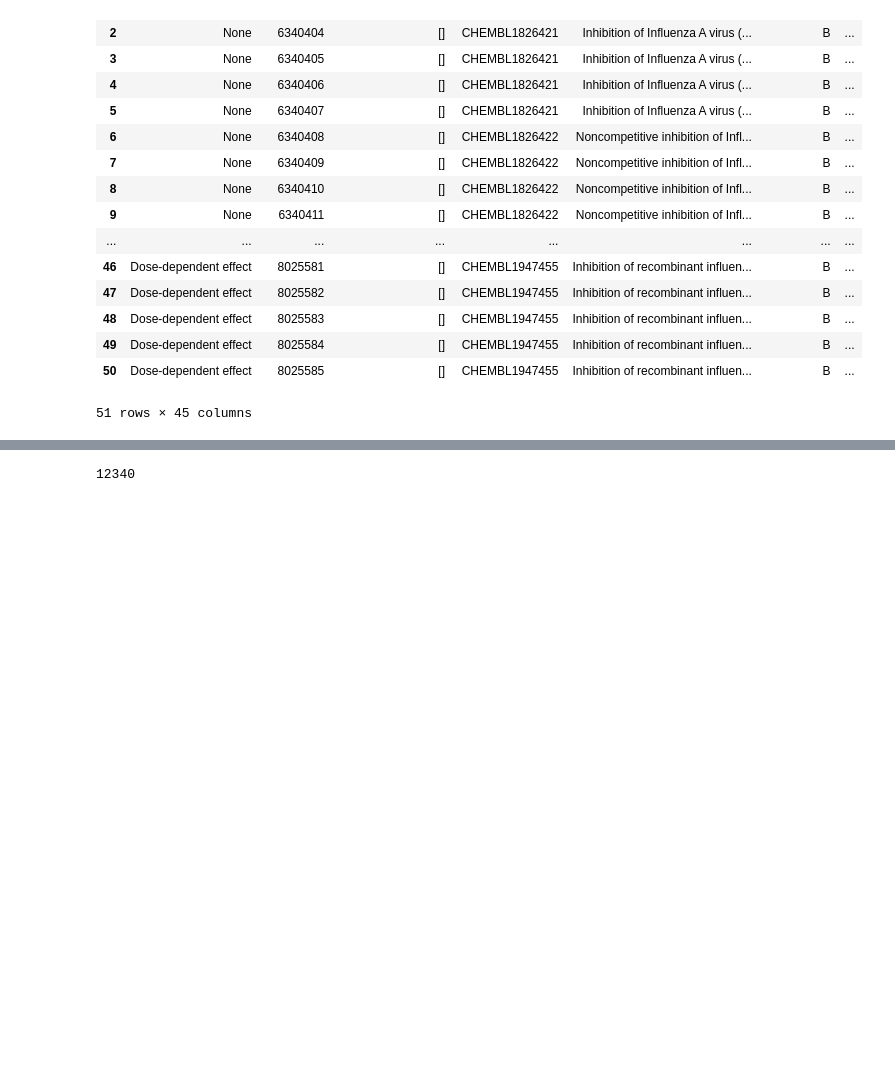
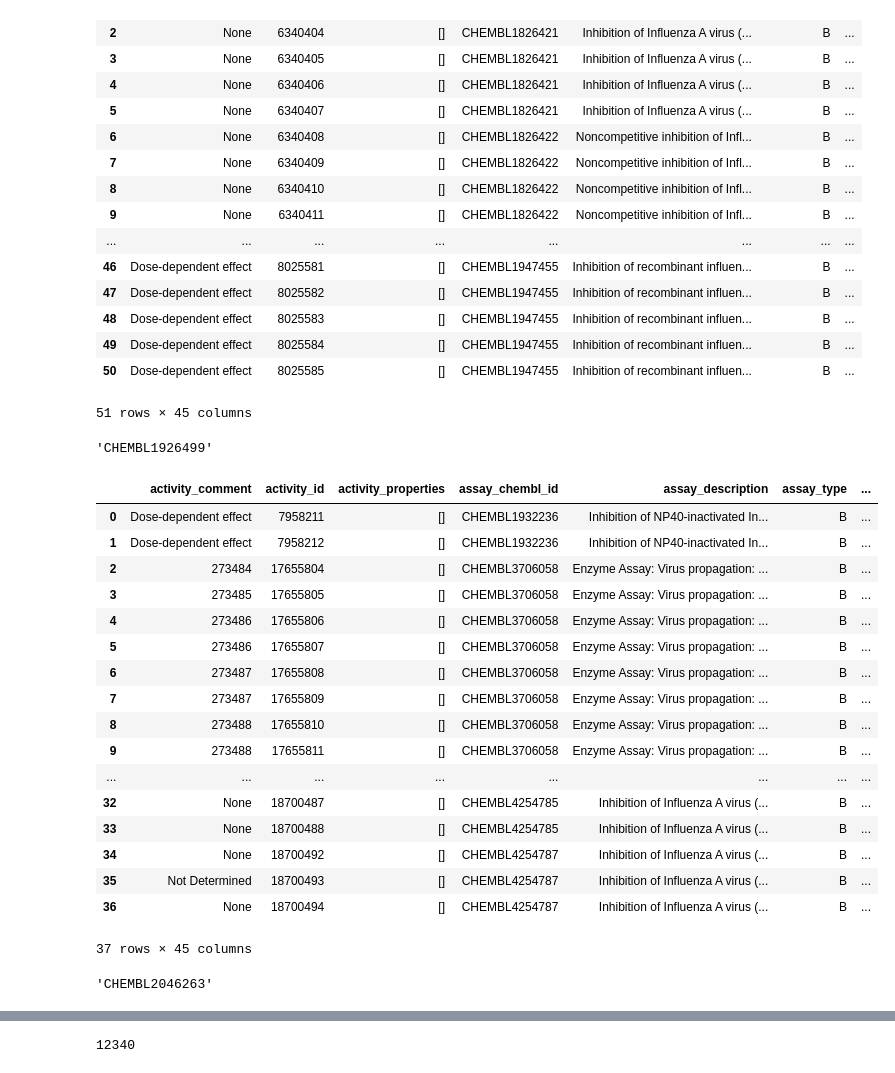
Before and after one commit to Jahan08/hERG-web-app, a Jupyter notebook: NA_INA_data_manipulation.ipynb, the cells around one changed output, grey strips where cells are left out. Cells and saved outputs as stored; diff of their text form; code cells hidden in the pictures; blank space fills up the shorter version.

```diff
--- a/NA_INA_data_manipulation.ipynb
+++ b/NA_INA_data_manipulation.ipynb
@@ -317,3 +317,37 @@ df10
 | 49 | Dose-dependent effect | 8025584 | [] | CHEMBL1947455 | Inhibition of recombinant influen... | B | ... |
 | 50 | Dose-dependent effect | 8025585 | [] | CHEMBL1947455 | Inhibition of recombinant influen... | B | ... |
 51 rows × 45 columns
+# %%
+selected_target11 = targets.target_chembl_id[11]
+selected_target11
+# %% [output]
+'CHEMBL1926499'
+# %%
+activity = new_client.activity
+SEL11 = activity.filter(target_chembl_id=selected_target11)
+df11 = pd.DataFrame.from_dict(SEL11)
+df11
+# %% [output]
+|  | activity_comment | activity_id | activity_properties | assay_chembl_id | assay_description | assay_type | ... |
+| 0 | Dose-dependent effect | 7958211 | [] | CHEMBL1932236 | Inhibition of NP40-inactivated In... | B | ... |
+| 1 | Dose-dependent effect | 7958212 | [] | CHEMBL1932236 | Inhibition of NP40-inactivated In... | B | ... |
+| 2 | 273484 | 17655804 | [] | CHEMBL3706058 | Enzyme Assay: Virus propagation: ... | B | ... |
+| 3 | 273485 | 17655805 | [] | CHEMBL3706058 | Enzyme Assay: Virus propagation: ... | B | ... |
+| 4 | 273486 | 17655806 | [] | CHEMBL3706058 | Enzyme Assay: Virus propagation: ... | B | ... |
+| 5 | 273486 | 17655807 | [] | CHEMBL3706058 | Enzyme Assay: Virus propagation: ... | B | ... |
+| 6 | 273487 | 17655808 | [] | CHEMBL3706058 | Enzyme Assay: Virus propagation: ... | B | ... |
+| 7 | 273487 | 17655809 | [] | CHEMBL3706058 | Enzyme Assay: Virus propagation: ... | B | ... |
+| 8 | 273488 | 17655810 | [] | CHEMBL3706058 | Enzyme Assay: Virus propagation: ... | B | ... |
+| 9 | 273488 | 17655811 | [] | CHEMBL3706058 | Enzyme Assay: Virus propagation: ... | B | ... |
+| ... | ... | ... | ... | ... | ... | ... | ... |
+| 32 | None | 18700487 | [] | CHEMBL4254785 | Inhibition of Influenza A virus (... | B | ... |
+| 33 | None | 18700488 | [] | CHEMBL4254785 | Inhibition of Influenza A virus (... | B | ... |
+| 34 | None | 18700492 | [] | CHEMBL4254787 | Inhibition of Influenza A virus (... | B | ... |
+| 35 | Not Determined | 18700493 | [] | CHEMBL4254787 | Inhibition of Influenza A virus (... | B | ... |
+| 36 | None | 18700494 | [] | CHEMBL4254787 | Inhibition of Influenza A virus (... | B | ... |
+37 rows × 45 columns
+# %%
+selected_target12 = targets.target_chembl_id[12]
+selected_target12
+# %% [output]
+'CHEMBL2046263'
```
Also changed, not shown: parts of 13 cells of this notebook.
